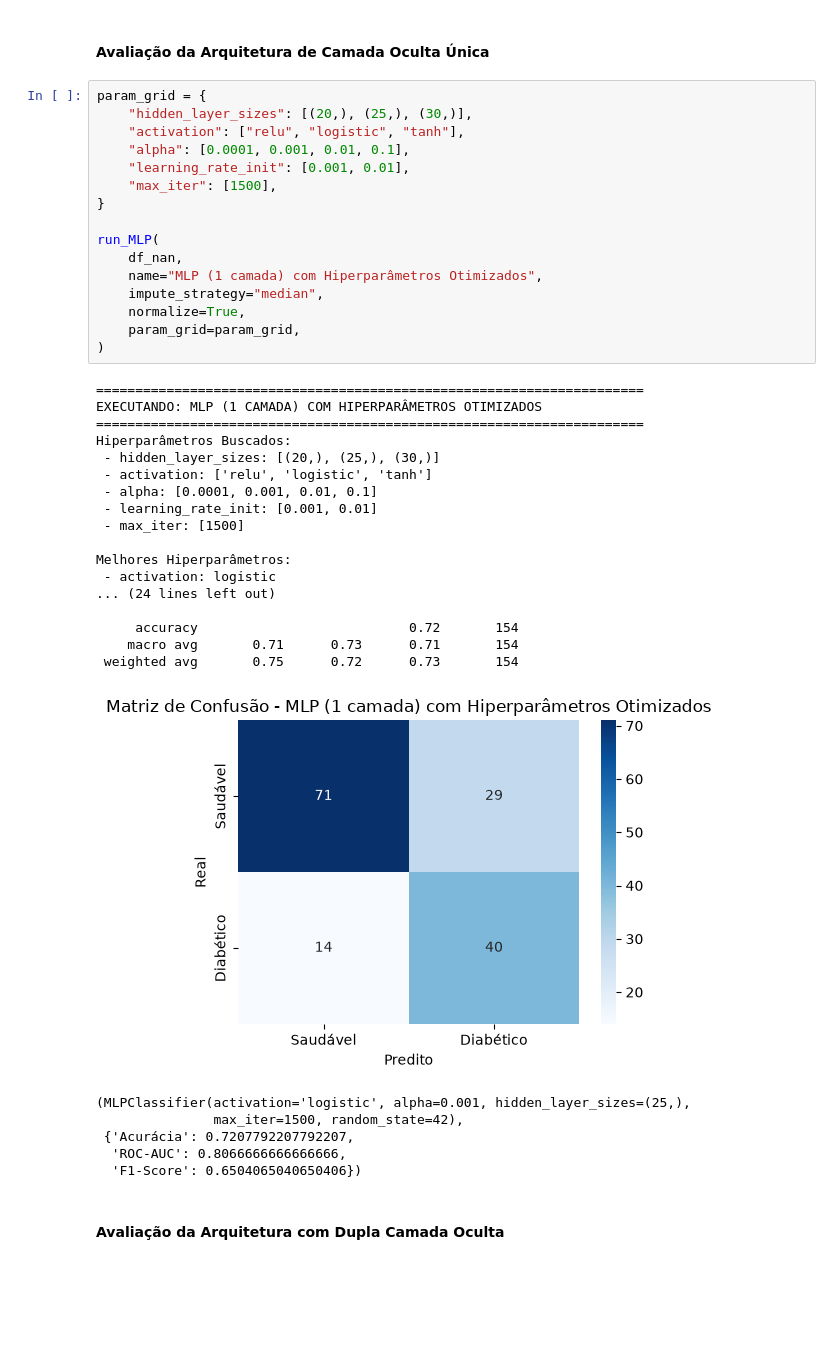
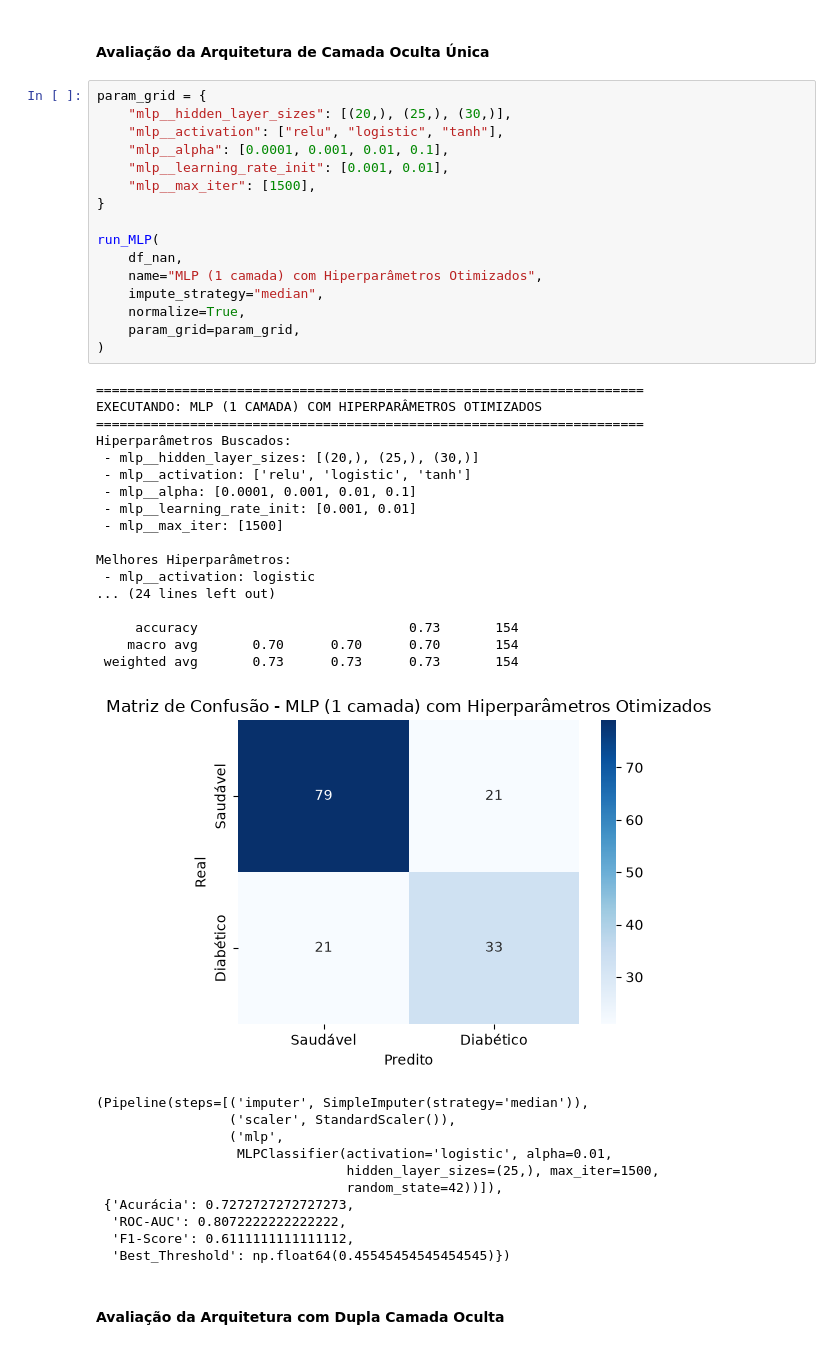
Before and after one commit to dannzxt/projeto-redes-neurais, a Jupyter notebook: projeto.ipynb, the cells around one changed output. Saved outputs shown, nothing was run; the diff lists cells and outputs as text; blank space fills up the shorter version.

Commit message:
resolvendo data leakage durante cross validation implementando pipeline

```diff
--- a/projeto.ipynb
+++ b/projeto.ipynb
@@ -367,44 +388,49 @@ Métricas no Conjunto de Teste:
 #### Avaliação da Arquitetura de Camada Oculta Única
 # %%
 param_grid = {
-    "hidden_layer_sizes": [(20,), (25,), (30,)],
-    "activation": ["relu", "logistic", "tanh"],
-    "alpha": [0.0001, 0.001, 0.01, 0.1],
-    "learning_rate_init": [0.001, 0.01],
-    "max_iter": [1500],
+    "mlp__hidden_layer_sizes": [(20,), (25,), (30,)],
+    "mlp__activation": ["relu", "logistic", "tanh"],
+    "mlp__alpha": [0.0001, 0.001, 0.01, 0.1],
+    "mlp__learning_rate_init": [0.001, 0.01],
+    "mlp__max_iter": [1500],
 }
 
 run_MLP(
     df_nan,
     name="MLP (1 camada) com Hiperparâmetros Otimizados",
     impute_strategy="median",
     normalize=True,
     param_grid=param_grid,
 )
 # %% [output]
 ======================================================================
 EXECUTANDO: MLP (1 CAMADA) COM HIPERPARÂMETROS OTIMIZADOS
 ======================================================================
 Hiperparâmetros Buscados:
- - hidden_layer_sizes: [(20,), (25,), (30,)]
- - activation: ['relu', 'logistic', 'tanh']
- - alpha: [0.0001, 0.001, 0.01, 0.1]
- - learning_rate_init: [0.001, 0.01]
- - max_iter: [1500]
+ - mlp__hidden_layer_sizes: [(20,), (25,), (30,)]
+ - mlp__activation: ['relu', 'logistic', 'tanh']
+ - mlp__alpha: [0.0001, 0.001, 0.01, 0.1]
+ - mlp__learning_rate_init: [0.001, 0.01]
+ - mlp__max_iter: [1500]
 
 Melhores Hiperparâmetros:
- - activation: logistic
+ - mlp__activation: logistic
 ... (24 lines left out)
 
-     accuracy                           0.72       154
-    macro avg       0.71      0.73      0.71       154
- weighted avg       0.75      0.72      0.73       154
+     accuracy                           0.73       154
+    macro avg       0.70      0.70      0.70       154
+ weighted avg       0.73      0.73      0.73       154
-[figure, old version]
+[figure, new version]
-(MLPClassifier(activation='logistic', alpha=0.001, hidden_layer_sizes=(25,),
-               max_iter=1500, random_state=42),
- {'Acurácia': 0.7207792207792207,
-  'ROC-AUC': 0.8066666666666666,
-  'F1-Score': 0.6504065040650406})
+(Pipeline(steps=[('imputer', SimpleImputer(strategy='median')),
+                 ('scaler', StandardScaler()),
+                 ('mlp',
+                  MLPClassifier(activation='logistic', alpha=0.01,
+                                hidden_layer_sizes=(25,), max_iter=1500,
+                                random_state=42))]),
+ {'Acurácia': 0.7272727272727273,
+  'ROC-AUC': 0.8072222222222222,
+  'F1-Score': 0.6111111111111112,
+  'Best_Threshold': np.float64(0.45545454545454545)})
 # %% [markdown]
 #### Avaliação da Arquitetura com Dupla Camada Oculta
 # %%
```
Also changed, not shown: parts of 7 cells of this notebook.
